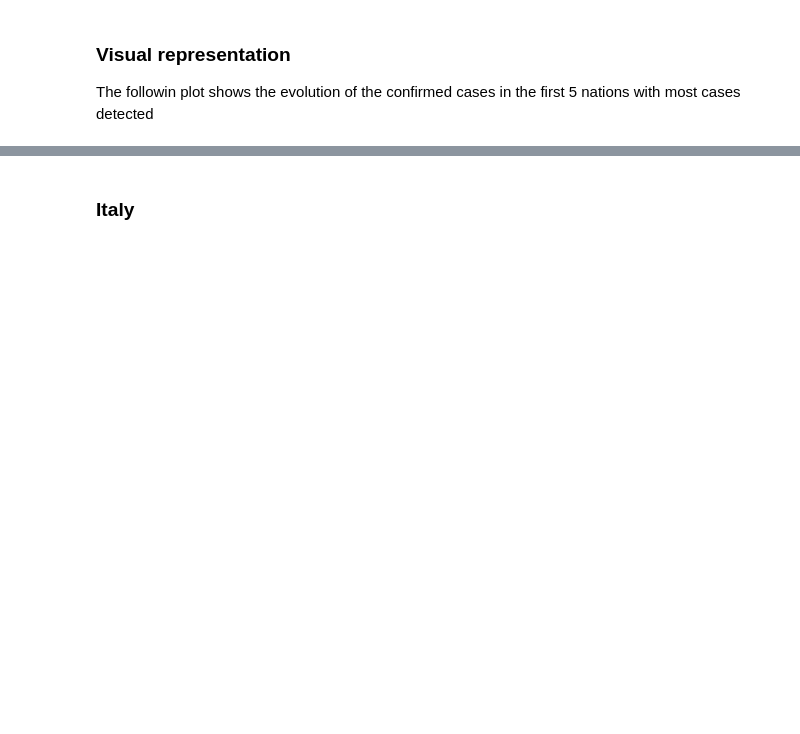
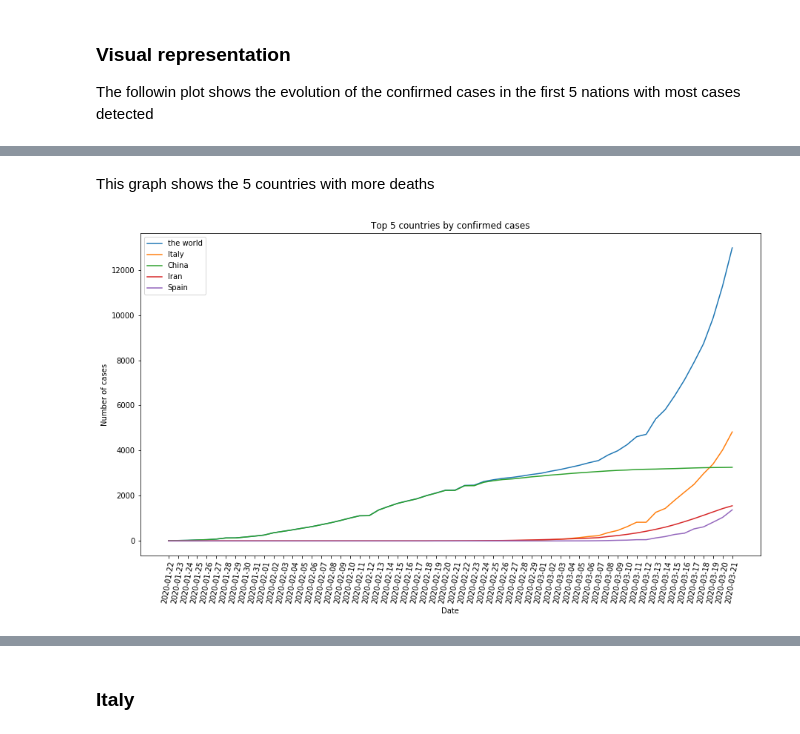
Before and after one commit to McSonk/covid19, a Jupyter notebook: casos.ipynb, the cells around one changed output, grey strips where cells are left out. Cells and saved outputs as stored; diff of their text form; code cells hidden in the pictures; blank space fills up the shorter version.

```diff
--- a/casos.ipynb
+++ b/casos.ipynb
@@ -52,0 +91,6 @@ plot_top5(data)
+# %% [markdown]
+This graph shows the 5 countries with more deaths
+# %%
+plot_top5(deaths)
+# %% [output]
+[figure, added]
```
Also changed, not shown: parts of 38 cells of this notebook.
